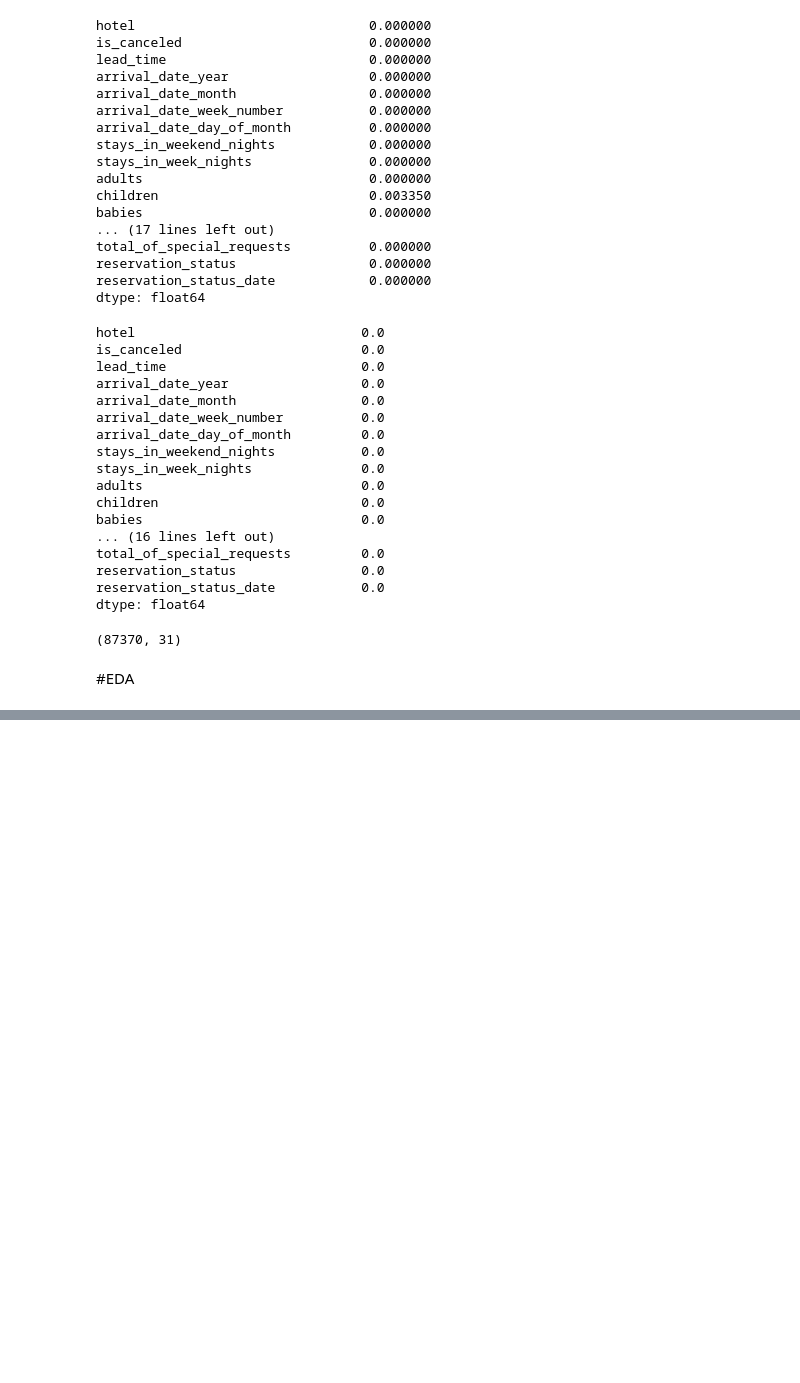
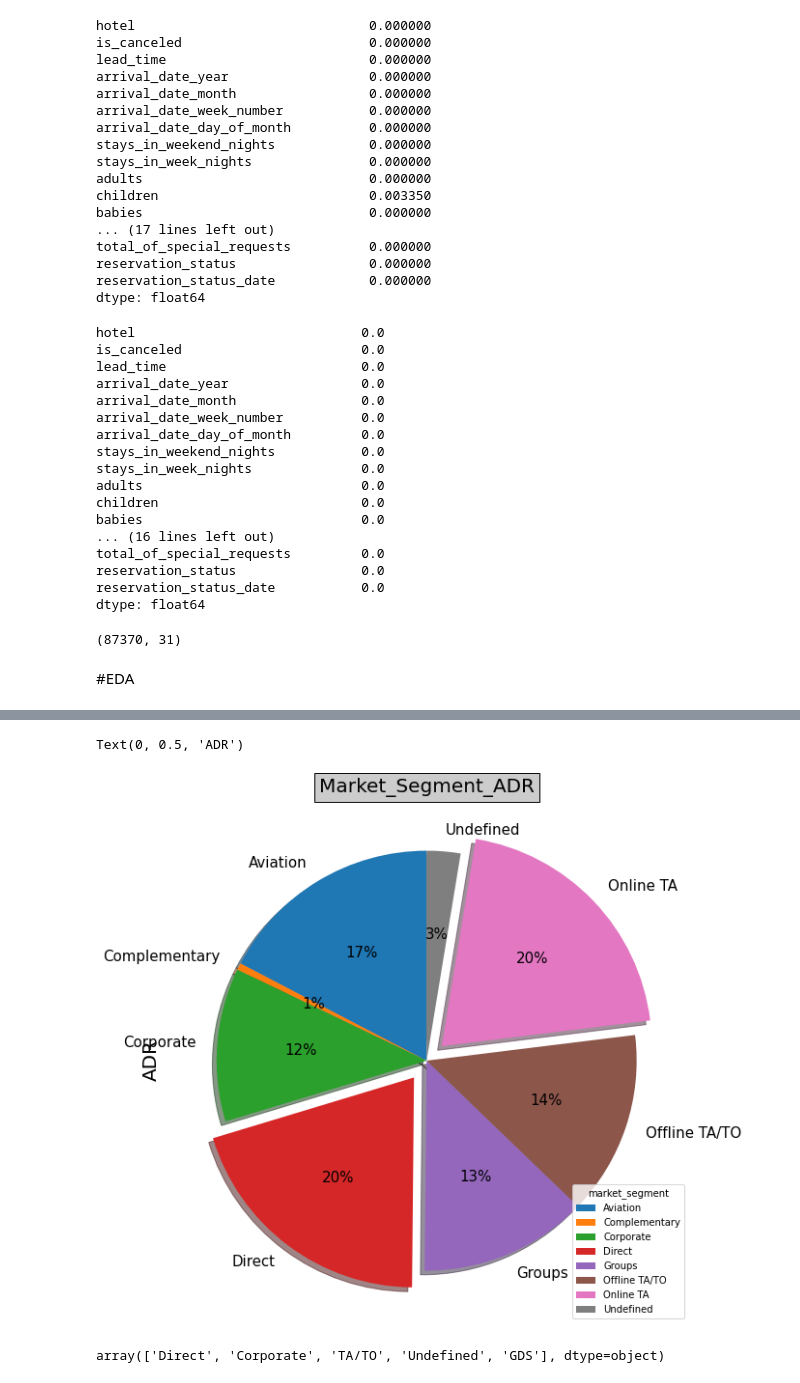
Before and after one commit to sauravkumar19/Hotel_booking_data_analysis, a Jupyter notebook: Hotel_Booking.ipynb, the cells around one changed output, grey strips where cells are left out. Cells and saved outputs as stored; diff of their text form; code cells hidden in the pictures; blank space fills up the shorter version.

```diff
--- a/Hotel_Booking.ipynb
+++ b/Hotel_Booking.ipynb
@@ -155,0 +229,3 @@ data.shape
+# %%
+market_segment_adr = hotels.groupby('market_segment')['adr'].mean()
+market_segment_adr
@@ -155,0 +243,13 @@ data.shape
+# %%
+explode = [0,0,0,0.1,0,0,0.1,0]
+market_segment_adr.plot(kind = 'pie', y = 'market_segment', autopct='%1.0f%%', figsize =(15,10),explode = explode, shadow = True,startangle = 90, fontsize = 15)
+plt.legend(title ='market_segment',loc ='lower right')
+plt.title('Market_Segment_ADR',bbox={'facecolor':'0.8', 'pad':5}, fontsize = 20)
+plt.ylabel('ADR',fontsize = 20)
+# %% [output]
+Text(0, 0.5, 'ADR')
+[figure, added]
+# %%
+hotels['distribution_channel'].unique()
+# %% [output]
+array(['Direct', 'Corporate', 'TA/TO', 'Undefined', 'GDS'], dtype=object)
```
Also changed, not shown: parts of 34 cells of this notebook.
